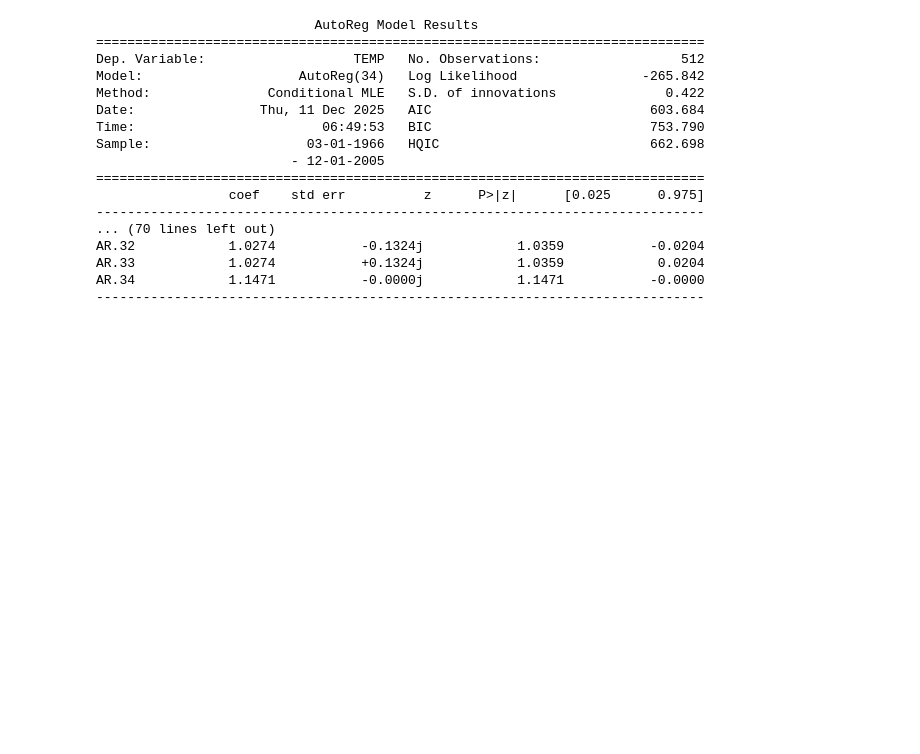
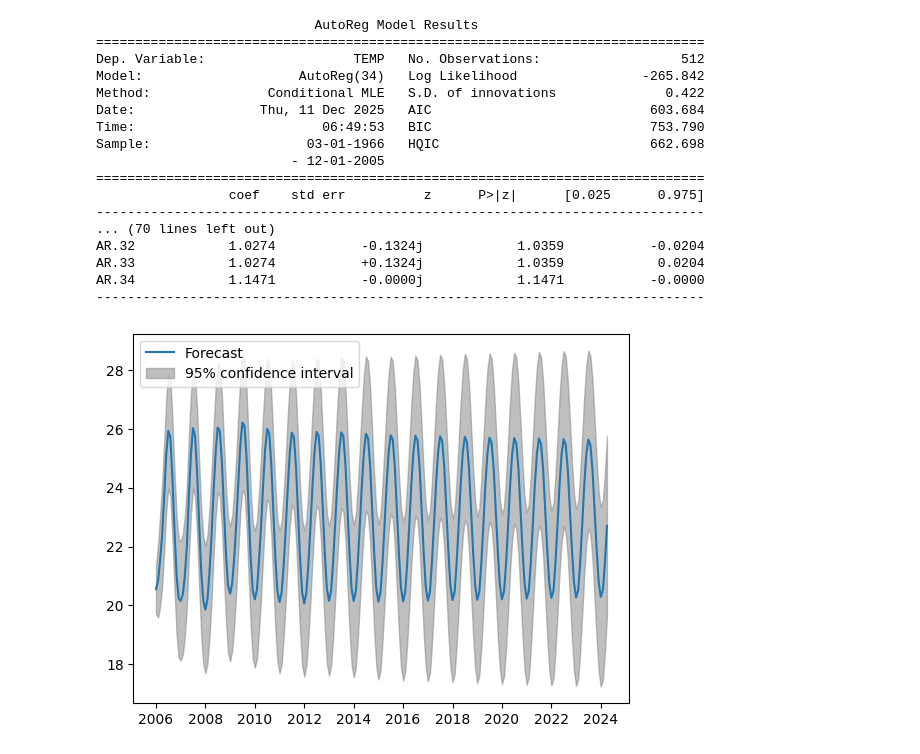
Before and after one commit to JCarapina/Estudos-praticos, a Jupyter notebook: series_temporais_2/notebooks/projeto.ipynb, the cells around one changed output. Saved outputs shown, nothing was run; the diff lists cells and outputs as text; code cells hidden in the pictures; blank space fills up the shorter version.

```diff
--- a/series_temporais_2/notebooks/projeto.ipynb
+++ b/series_temporais_2/notebooks/projeto.ipynb
@@ -245,3 +245,7 @@ AR.32            1.0274           -0.1324j            1.0359           -0.0204
 AR.33            1.0274           +0.1324j            1.0359            0.0204
 AR.34            1.1471           -0.0000j            1.1471           -0.0000
 ------------------------------------------------------------------------------
+# %%
+fig = ar_sel_res.plot_predict(len(treino), len(treino) + len(teste) -1)
+# %% [output]
+[figure, added]
```
Also changed, not shown: parts of 6 cells of this notebook.
